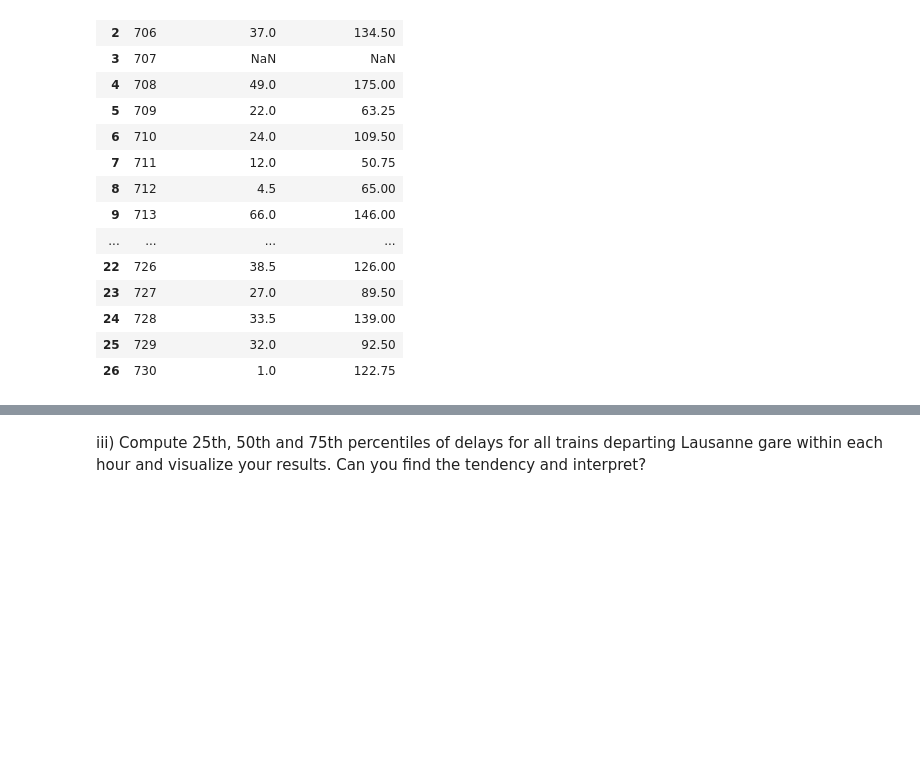
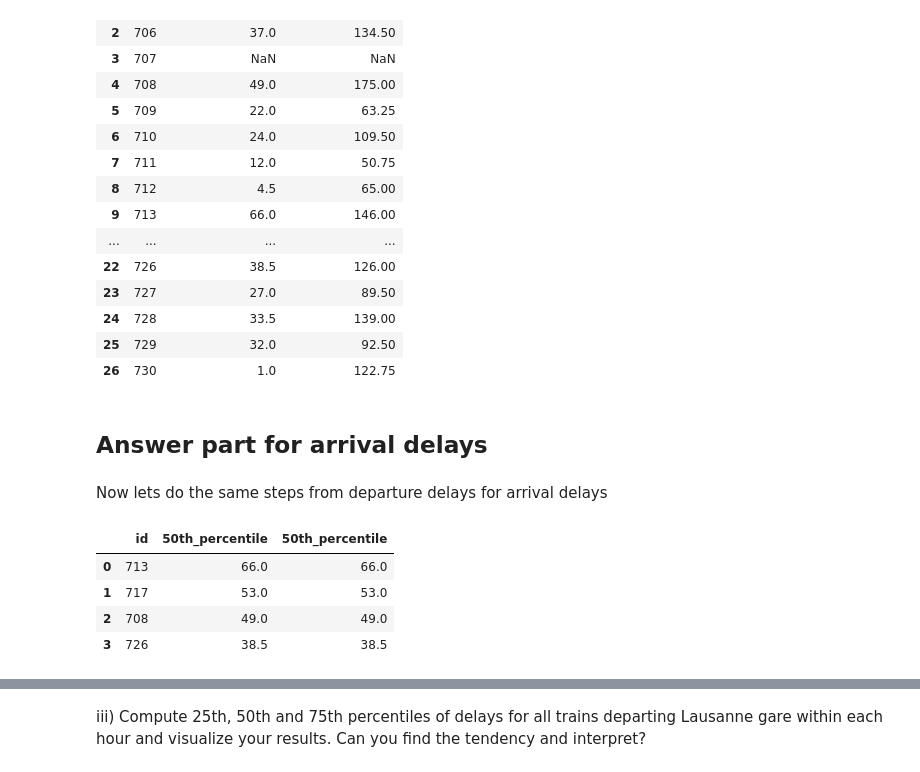
Before and after one commit to FurkanKarakas/dslab-homework-1, a Jupyter notebook: notebooks/DSLab_homework-1.ipynb, the cells around one changed output, grey strips where cells are left out. Drawn from its saved outputs; the diff is of its cells as text; code cells hidden in the pictures; blank space fills up the shorter version.

```diff
--- a/notebooks/DSLab_homework-1.ipynb
+++ b/notebooks/DSLab_homework-1.ipynb
@@ -601,0 +655,10 @@ df_percentiles_departure
+# %%
+query = """
+SELECT linien_id, COLLECT_SET(haltestellen_name) as stations
+FROM {0}.sbb_orc
+WHERE linien_id IN ("708","704","706","713") AND verkehrsmittel_text = "IC"
+GROUP BY linien_id
+LIMIT 10
+""".format(username)
+pd.options.display.max_colwidth = 999
+pd.read_sql(query, conn)
@@ -635,3 +720,22 @@ df_percentiles_arrival
 | 24 | 728 | 33.5 | 139.00 |
 | 25 | 729 | 32.0 | 92.50 |
 | 26 | 730 | 1.0 | 122.75 |
+# %% [markdown]
+## Answer part for arrival delays
+# %% [markdown]
+Now lets do the same steps from departure delays for arrival delays
+# %%
+query = """
+SELECT  id, 50th_percentile, 50th_percentile
+FROM {0}.sbb_percentiles_lausanne_arrival
+ORDER BY 50th_percentile desc
+limit 4
+
+""".format(username)
+pd.read_sql(query, conn)
+# %% [output]
+|  | id | 50th_percentile | 50th_percentile |
+| 0 | 713 | 66.0 | 66.0 |
+| 1 | 717 | 53.0 | 53.0 |
+| 2 | 708 | 49.0 | 49.0 |
+| 3 | 726 | 38.5 | 38.5 |
```
Also changed, not shown: parts of 11 cells of this notebook.
